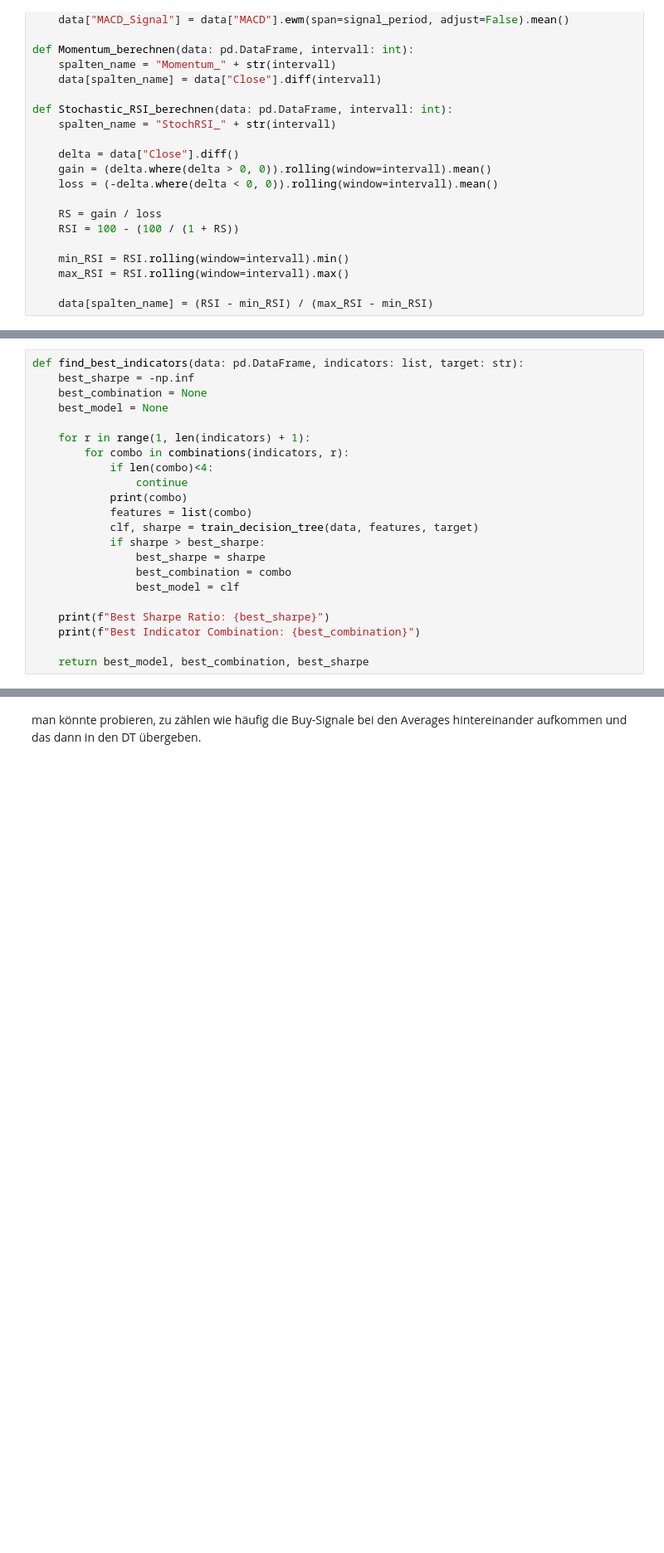
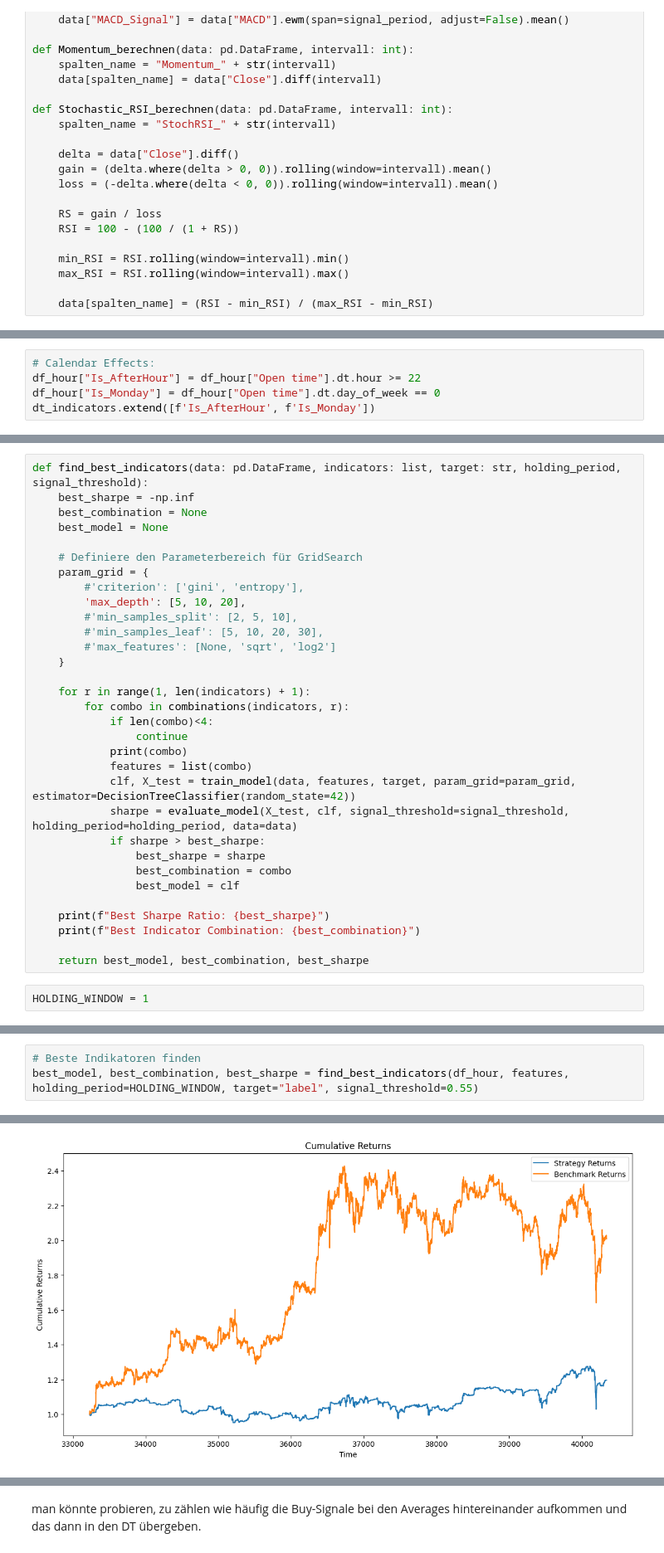
Before and after one commit to adrianbeer/GetaBot, a Jupyter notebook: DecisionTree.ipynb, the cells around one changed output, grey strips where cells are left out. Shown at 83% size. Saved outputs shown, nothing was run; the diff lists cells and outputs as text; blank space fills up the shorter version.

Commit message:
Parametrize functions. Adds single model threshold analysis

```diff
--- a/DecisionTree.ipynb
+++ b/DecisionTree.ipynb
@@ -152,3 +183,8 @@ for i in [50, 500]:#[5, 10, 20, 50, 100, 500, 1000]:
+# %%
+# Calendar Effects:
+df_hour["Is_AfterHour"] = df_hour["Open time"].dt.hour >= 22
+df_hour["Is_Monday"] = df_hour["Open time"].dt.day_of_week == 0
+dt_indicators.extend([f'Is_AfterHour', f'Is_Monday'])
 # %%
 #berechnet performance für das gewollte Zeitfenster
 def create_labels(data: pd.DataFrame, window: int):
@@ -250,8 +288,17 @@ def train_decision_tree(data: pd.DataFrame, features: list, target: str):
 # %%
-def find_best_indicators(data: pd.DataFrame, indicators: list, target: str):
+def find_best_indicators(data: pd.DataFrame, indicators: list, target: str, holding_period, signal_threshold):
     best_sharpe = -np.inf
     best_combination = None
     best_model = None
+
+    # Definiere den Parameterbereich für GridSearch
+    param_grid = {
+        #'criterion': ['gini', 'entropy'],
+        'max_depth': [5, 10, 20],
+        #'min_samples_split': [2, 5, 10],
+        #'min_samples_leaf': [5, 10, 20, 30],
+        #'max_features': [None, 'sqrt', 'log2']
+    }
 
     for r in range(1, len(indicators) + 1):
         for combo in combinations(indicators, r):
@@ -259,7 +306,8 @@ def find_best_indicators(data: pd.DataFrame, indicators: list, target: str):
                 continue
             print(combo)
             features = list(combo)
-            clf, sharpe = train_decision_tree(data, features, target)
+            clf, X_test = train_model(data, features, target, param_grid=param_grid, estimator=DecisionTreeClassifier(random_state=42))
+            sharpe = evaluate_model(X_test, clf, signal_threshold=signal_threshold, holding_period=holding_period, data=data)
             if sharpe > best_sharpe:
                 best_sharpe = sharpe
                 best_combination = combo
@@ -269,5 +317,7 @@ def find_best_indicators(data: pd.DataFrame, indicators: list, target: str):
     print(f"Best Indicator Combination: {best_combination}")
 
     return best_model, best_combination, best_sharpe
+# %%
+HOLDING_WINDOW = 1
 # %%
 # Labels erstellen
@@ -281,0 +329,4 @@ best_model, best_combination, best_sharpe = find_best_indicators(df_hour, featur
+# %%
+# Beste Indikatoren finden
+best_model, best_combination, best_sharpe = find_best_indicators(df_hour, features, holding_period=HOLDING_WINDOW, target="label", signal_threshold=0.55)
+# %% [output]
@@ -281,0 +340 @@ best_model, best_combination, best_sharpe = find_best_indicators(df_hour, featur
+[figure, added]
```
Also changed, not shown: parts of 20 cells of this notebook.
